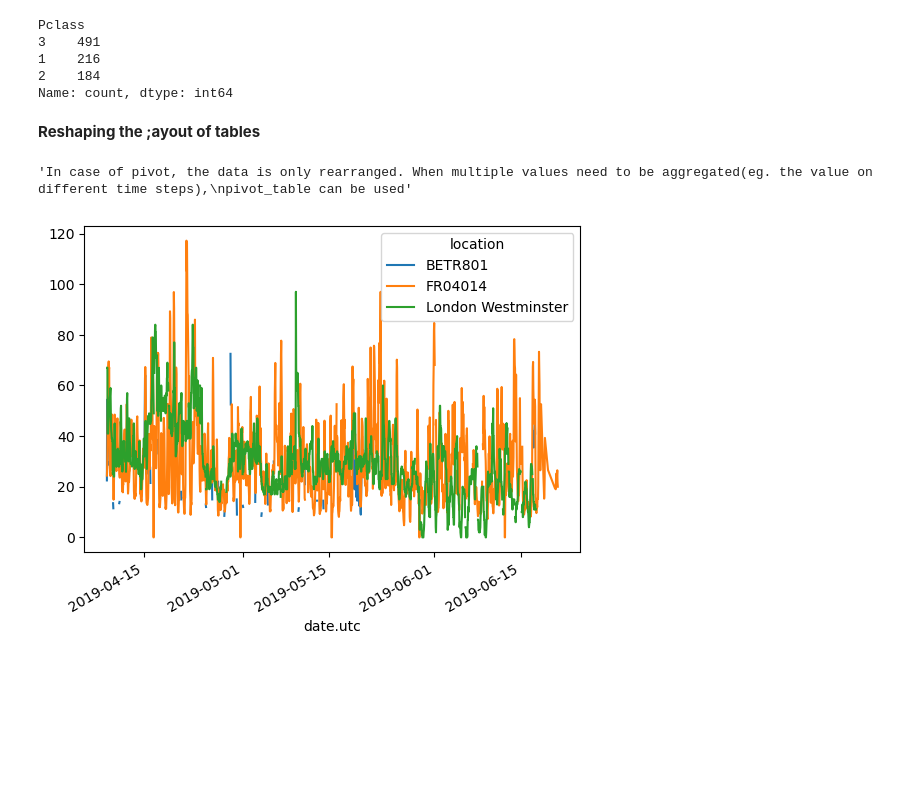
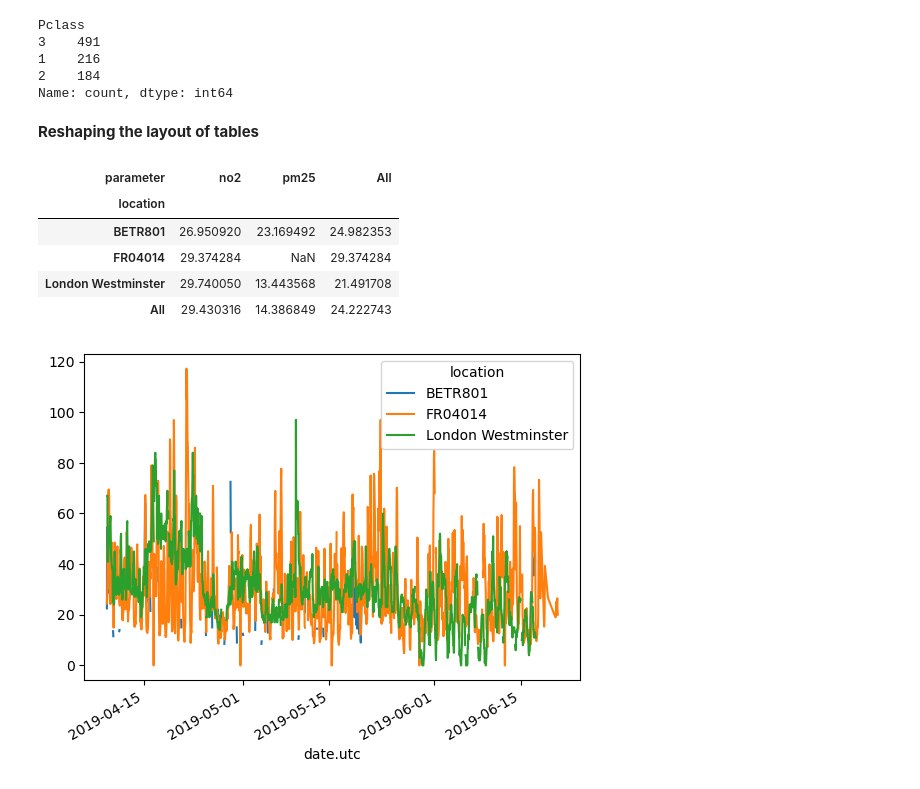
Before and after one commit to Eva088/Pandas, a Jupyter notebook: Pandas.ipynb, the cells around one changed output. Saved outputs shown, nothing was run; the diff lists cells and outputs as text; code cells hidden in the pictures; blank space fills up the shorter version.

Commit message:
Reshaping the layout of tables

```diff
--- a/Pandas.ipynb
+++ b/Pandas.ipynb
@@ -332,7 +332,7 @@ Pclass
 2    184
 Name: count, dtype: int64
 # %% [markdown]
-**Reshaping the ;ayout of tables**
+**Reshaping the layout of tables**
 # %%
 air_quality = pd.read_csv('/Users/eva/Desktop/Kaggle/Pandas/Datasets/air_quality_long.csv', index_col = 'date.utc', parse_dates = True)
 
@@ -342,35 +342,40 @@ titanic.sort_values(by = ['Age']).head()
 
 #sorting by cabin class and age in descending order
 
 titanic.sort_values(by = ['Pclass', 'Age'], ascending = False)
 
 #using a small subset of the air quality data, focusing only on the No2 data
 
 no2 = air_quality[air_quality['parameter'] == 'no2']
 
 no2_subset = no2.sort_index().groupby(["location"]).head(2)
 
 no2_subset
 #first sorts the dataframe by its index
 #groups the dataframe by the location column
 #selects the first 2 rows for each location group
 #without head(2), just creates a groupby object which you can iterate over, apply aggregation functions, or transform the data further
 
 
-#listing the 3 stations next to each other as columns with their values
+#listing the 3 stations next to each other as columns with their values- long to wide format
 
 no2_subset.pivot(columns = 'location', values = 'value')
 
 #Plotting of different time series at the same time using plot
 
 no2.pivot(columns = 'location', values = 'value').plot()
 
 #Mean concentrations for No2 and PM2.5 in each of the stations in table form
 
 air_quality.pivot_table(index = 'location', columns = 'parameter', values = 'value', aggfunc = 'mean', margins = True)
 
-'''In case of pivot, the data is only rearranged. When multiple values need to be aggregated(eg. the value on different time steps),
-pivot_table can be used'''
+#In case of pivot, the data is only rearranged. When multiple values need to be aggregated(eg. the value on different time steps),
+#pivot_table can be used
 # %% [output]
-'In case of pivot, the data is only rearranged. When multiple values need to be aggregated(eg. the value on different time steps),\npivot_table can be used'
+| parameter | no2 | pm25 | All |
+| location |  |  |  |
+| BETR801 | 26.950920 | 23.169492 | 24.982353 |
+| FR04014 | 29.374284 | NaN | 29.374284 |
+| London Westminster | 29.740050 | 13.443568 | 21.491708 |
+| All | 29.430316 | 14.386849 | 24.222743 |
 [figure]
```
Also changed, not shown: parts of 1 cell of this notebook.
